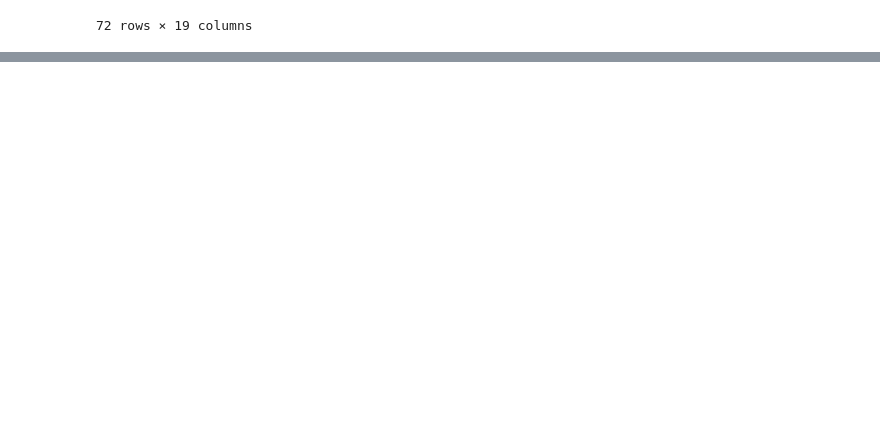
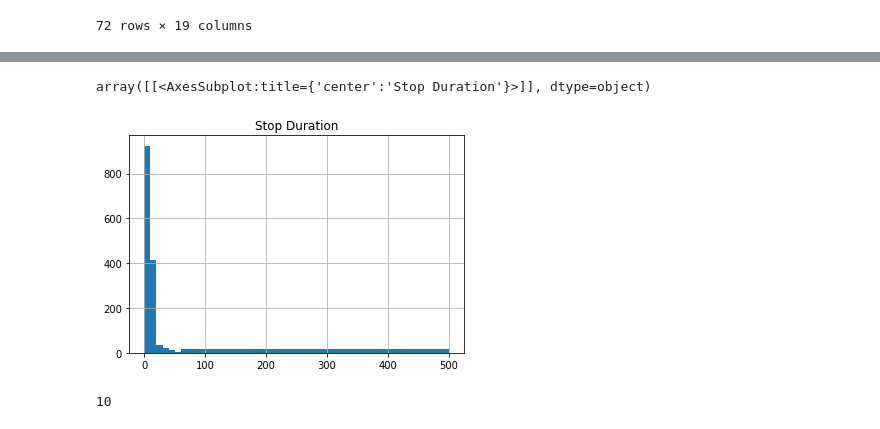
Before and after one commit to sdamerdji/police_racial_profiling, a Jupyter notebook: code/Data Ingestion.ipynb, the cells around one changed output, grey strips where cells are left out. Saved outputs shown, nothing was run; the diff lists cells and outputs as text; code cells hidden in the pictures; blank space fills up the shorter version.

```diff
--- a/code/Data Ingestion.ipynb
+++ b/code/Data Ingestion.ipynb
@@ -140,0 +163,2 @@ data[data["Stop ID"] == 2217]
+# %%
+uniq_data = data.drop_duplicates(subset="Stop ID")
@@ -140,0 +185,5 @@ data[data["Stop ID"] == 2217]
+# %%
+uniq_data.hist(column = "Stop Duration", bins = [0, 10, 20, 30, 40, 50, 60, 500])
+# %% [output]
+array([[<AxesSubplot:title={'center':'Stop Duration'}>]], dtype=object)
+[figure, added]
@@ -140,0 +192,4 @@ data[data["Stop ID"] == 2217]
+# %%
+datetimes[0].hour
+# %% [output]
+10
```
Also changed, not shown: parts of 21 cells of this notebook, 3 other files.
